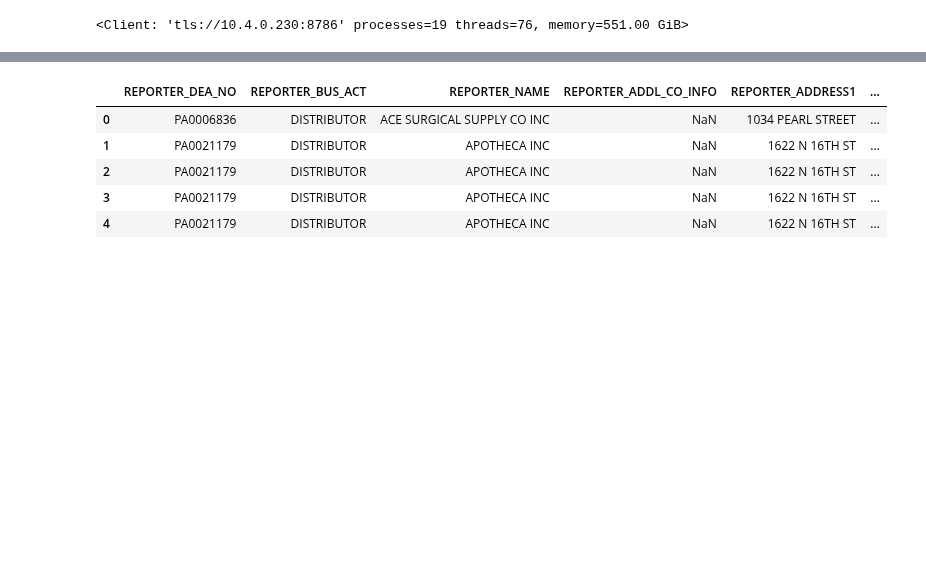
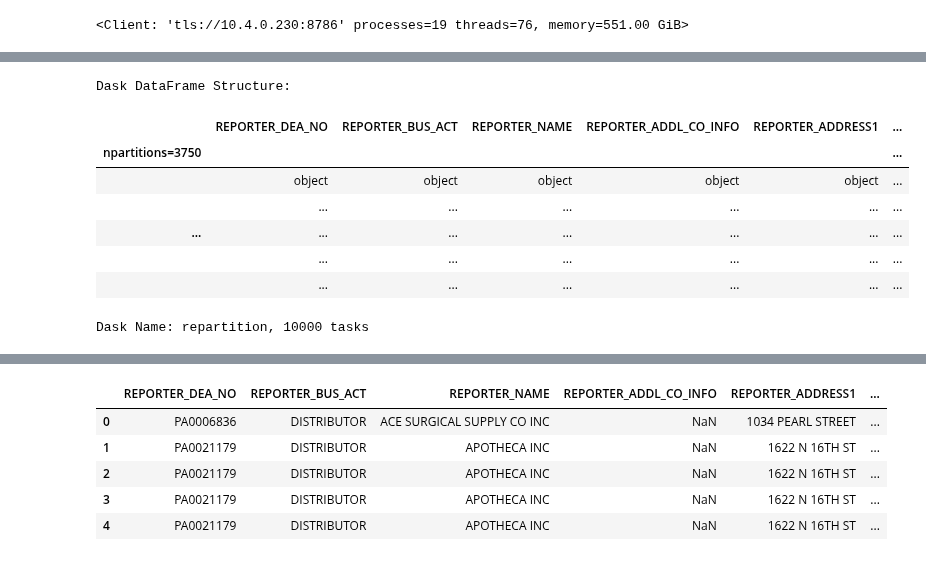
Before and after one commit to coiled/coiled-resources, a Jupyter notebook: create-coiled-datasets/dea_opioid_data.ipynb, the cells around one changed output, grey strips where cells are left out. Cells and saved outputs as stored; diff of their text form; code cells hidden in the pictures; blank space fills up the shorter version.

Commit message:
Try different calls to .repartition and .persist

```diff
--- a/create-coiled-datasets/dea_opioid_data.ipynb
+++ b/create-coiled-datasets/dea_opioid_data.ipynb
@@ -131,0 +138,12 @@ ddf = data.repartition(partition_size='100MB').persist()
+# %%
+data.repartition(partition_size='100MB')
+# %% [output]
+Dask DataFrame Structure:
+|  | REPORTER_DEA_NO | REPORTER_BUS_ACT | REPORTER_NAME | REPORTER_ADDL_CO_INFO | REPORTER_ADDRESS1 | ... |
+| npartitions=3750 |  |  |  |  |  | ... |
+|  | object | object | object | object | object | ... |
+|  | ... | ... | ... | ... | ... | ... |
+| ... | ... | ... | ... | ... | ... | ... |
+|  | ... | ... | ... | ... | ... | ... |
+|  | ... | ... | ... | ... | ... | ... |
+Dask Name: repartition, 10000 tasks
```
Also changed, not shown: parts of 12 cells of this notebook.
